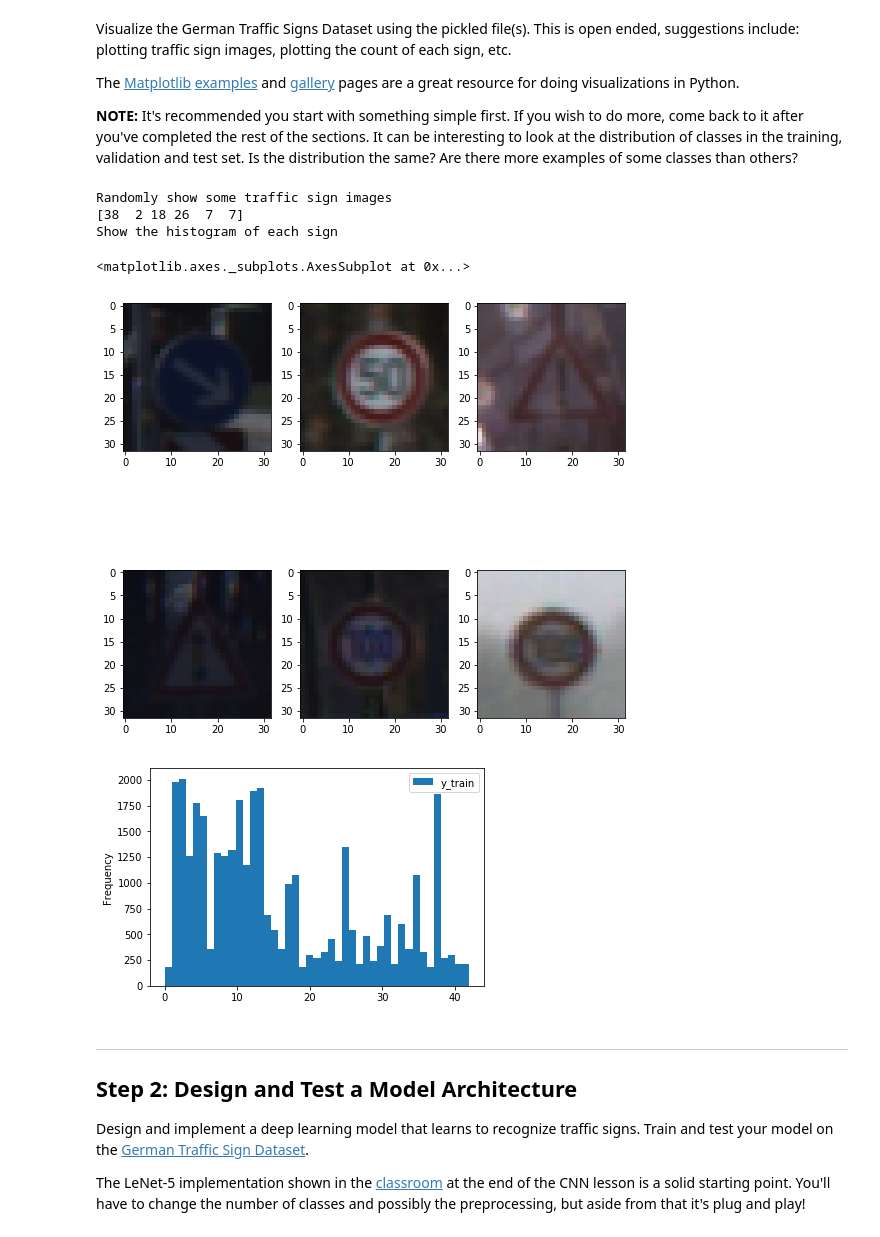
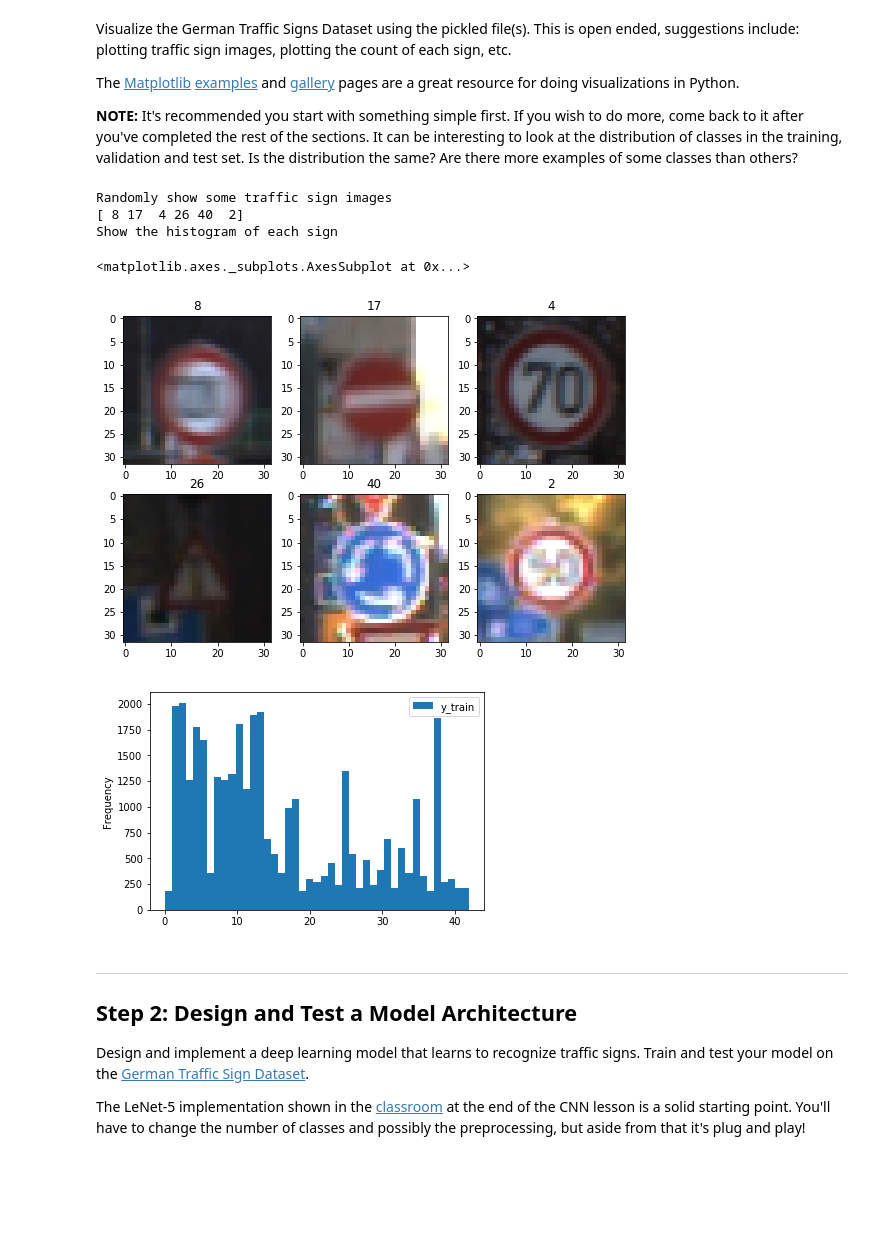
Before and after one commit to RobinCPC/CarND-Traffic-Sign-Classifier-Project, a Jupyter notebook: Traffic_Sign_Classifier.ipynb, the cells around one changed output. Saved outputs shown, nothing was run; the diff lists cells and outputs as text; code cells hidden in the pictures; blank space fills up the shorter version.

```diff
--- a/Traffic_Sign_Classifier.ipynb
+++ b/Traffic_Sign_Classifier.ipynb
@@ -95,36 +95,38 @@ The [Matplotlib](http://matplotlib.org/) [examples](http://matplotlib.org/exampl
 # %%
 ### Data exploration visualization code goes here.
 ### Feel free to use as many code cells as needed.
 import matplotlib.pyplot as plt
 import pandas as pd
 import random
 # Visualizations will be shown in the notebook.
 %matplotlib inline
 
 # randomly plot some traffic sign
 print('Randomly show some traffic sign images')
 indexs = random.sample(range(0, len(X_train)),k=6)
 images = [X_train[i] for i in indexs]
 print(y_train[indexs])
-fig, axes = plt.subplots(figsize=(9,9), ncols=3, nrows=2)
-for ax, img in zip(axes.flatten(), images):
-    ax.imshow(img.squeeze())
+fig, axes = plt.subplots(figsize=(9,6), ncols=3, nrows=2)
+ax =axes.ravel()
+for i, img in enumerate(images):
+    ax[i].imshow(img.squeeze())
+    ax[i].set_title(y_train[indexs[i]])
 
 
 # Plot the counts of each sign
 print('Show the histogram of each sign')
 df_train = pd.DataFrame({'y_train': y_train})
 df_train.plot.hist(bins=len(set(y_train)))
 
 #X_train_nor = ((X_train.astype(np.float32)) - 128) / 128.
 #plt.figure(figsize=(3,3))
 #plt.imshow(X_train_nor[0])
 # %% [output]
 Randomly show some traffic sign images
-[38  2 18 26  7  7]
+[ 8 17  4 26 40  2]
 Show the histogram of each sign
 <matplotlib.axes._subplots.AxesSubplot at 0x...>
-[figure, old version]
+[figure, new version]
 [figure]
 # %% [markdown]
 ----
```
Also changed, not shown: parts of 14 cells of this notebook.
